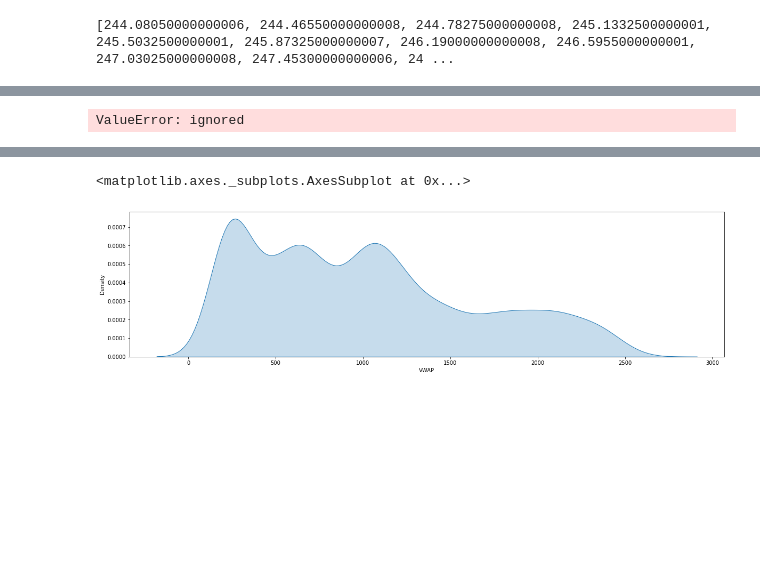
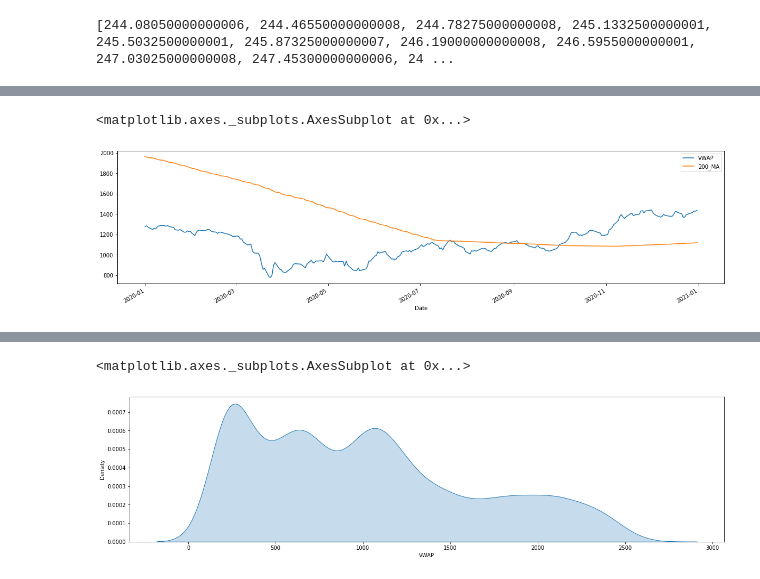
Before and after one commit to hargurjeet/MachineLearning, a Jupyter notebook: Nifty_50_Time_Series_Forecasting.ipynb, the cells around one changed output, grey strips where cells are left out. Saved outputs shown, nothing was run; the diff lists cells and outputs as text; code cells hidden in the pictures; blank space fills up the shorter version.

Commit message:
20 mA and regaular plot is in the same graph now

```diff
--- a/Nifty_50_Time_Series_Forecasting.ipynb
+++ b/Nifty_50_Time_Series_Forecasting.ipynb
@@ -308,5 +302,5 @@ len(df)
 # %%
-series = pd.Series(moving_averages, name="200MA")
+series = pd.Series(moving_averages, name="200_MA")
 df = pd.concat([df, series], axis=1)
 # %%
-df['200_MA'] = df['200MA'].shift(200)
+df['200_MA'] = df['200_MA'].shift(200)
@@ -333,0 +307,3 @@ df[['High', 'Low','VWAP', '200MA']].plot()
+# %%
+df.set_index("Date", drop=False, inplace=True)
+df.head()
@@ -334,3 +318,9 @@ df[['High', 'Low','VWAP', '200MA']].plot()
+# %%
+df.loc[df["Year"] == 2020][['VWAP', '200_MA']].plot()
+# df[['VWAP', '200_MA']].plot()
+# %% [output]
+<matplotlib.axes._subplots.AxesSubplot at 0x...>
+[figure, added]
 # %%
 fig = go.Figure([go.Scatter(x=df.loc[df["Year"] == 2020].Date,y=df.loc[df["Year"] == 2020].VWAP)])
 fig.update_layout(
@@ -359,15 +350,3 @@ fig.update_yaxes(title="Volume")
 fig.show()
 # %% [output]
 [interactive output not drawn]
-# %%
-import plotly.express as px
-
-fig = px.line(df, x="Date", y=df[['VWAP','200MA']],
-              hover_data={"date": "|%B %d, %Y"},
-              title='custom tick labels')
-fig.update_xaxes(
-    dtick="M1",
-    tickformat="%b\n%Y")
-fig.show()
-# %% [output]
-ValueError: ignored
```
Also changed, not shown: parts of 11 cells of this notebook.
